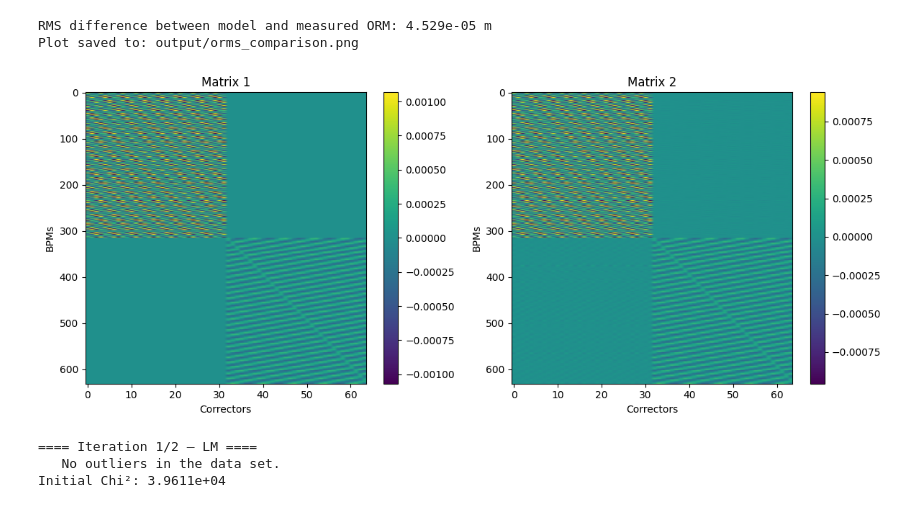
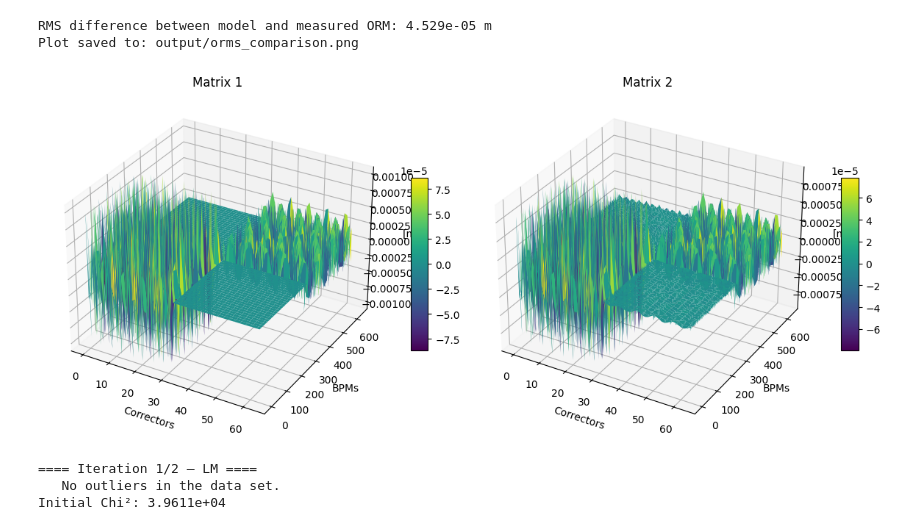
Before and after one commit to elafmusa/pyLOCO, a Jupyter notebook: Examples/EBS/EBS_Restart_16Jan_2026/example_16_jan2026.ipynb, the cells around one changed output. Drawn from its saved outputs; the diff is of its cells as text; code cells hidden in the pictures.

```diff
--- a/Examples/EBS/EBS_Restart_16Jan_2026/example_16_jan2026.ipynb
+++ b/Examples/EBS/EBS_Restart_16Jan_2026/example_16_jan2026.ipynb
@@ -4,7 +4,8 @@ import h5py
 import numpy as np
 import at
 from pyLOCO.helpers import load_config
-from pyLOCO.pyloco import remove_bad_bpms, pyloco, plot_matrices,last_by_sorted_key, get_quads_block, plot_data, save_fit_dict, get_fit_param_block
+from pyLOCO.pyloco import remove_bad_bpms, pyloco,last_by_sorted_key, get_quads_block, save_fit_dict, get_fit_param_block
+from pyLOCO.analysis import plot_orm_bars_simone_style, plot_beta, plot_eta, plot_matrices
 from pyLOCO.response_matrix import response_matrix
 from pyloco_config import FitInitConfig, RMConfig, fixed_parameters, loco_options
 
@@ -70,35 +71,35 @@ measured_orm, removed = remove_bad_bpms(
 #measured_orm = np.hstack((measured_orm, eta.reshape(-1, 1)))
 
 # --- Prepare configuration for model ORM ---
 
 CMstep = [[delta_correctors] * len(Corords[0]), [delta_correctors] * len(Corords[1])]
 
 fit_cfg = FitInitConfig()
 includeDispersion = False
 HCMCoupling = np.zeros(len(Corords[0]))
 VCMCoupling = np.zeros(len(Corords[1]))
 
 cfg = RMConfig(
     dkick=CMstep,
     bpm_ords=used_bpms_ords,
     cm_ords=Corords,
     HCMCoupling=HCMCoupling,
     VCMCoupling=VCMCoupling,
     rfStep=rf_full_step,
     includeDispersion=includeDispersion
 )
 
 # --- Compute model ORM ---
 
 orm_model = response_matrix(ring, config=cfg)
 rms_diff = np.sqrt(np.mean((orm_model - measured_orm)**2))
 print(f"RMS difference between model and measured ORM: {rms_diff:.3e} m")
 os.makedirs("output", exist_ok=True)
-plot_matrices(orm_model, measured_orm, titles=None, cmap='viridis', plot_type='2d', save_path="output/orms_comparison.png")
+plot_matrices(orm_model, measured_orm, titles=None, cmap='viridis', plot_type='3d', save_path="output/orms_comparison.png")
 # %% [output]
 RMS difference between model and measured ORM: 4.529e-05 m
 Plot saved to: output/orms_comparison.png
-[figure, old version]
+[figure, new version]
 # %%
 fit_cfg = FitInitConfig()
 ring.disable_6d()
```
Also changed, not shown: parts of 11 cells of this notebook.
